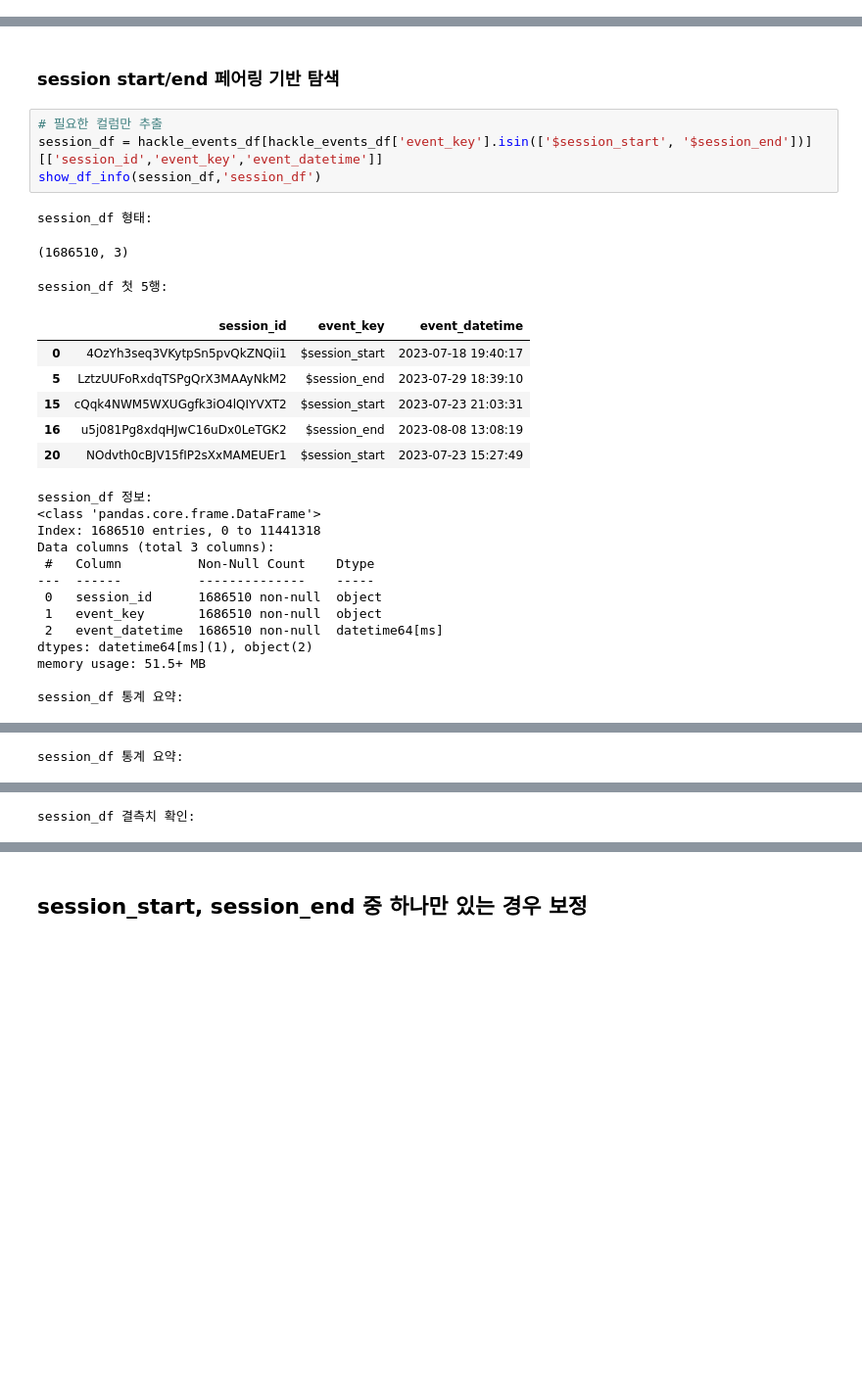
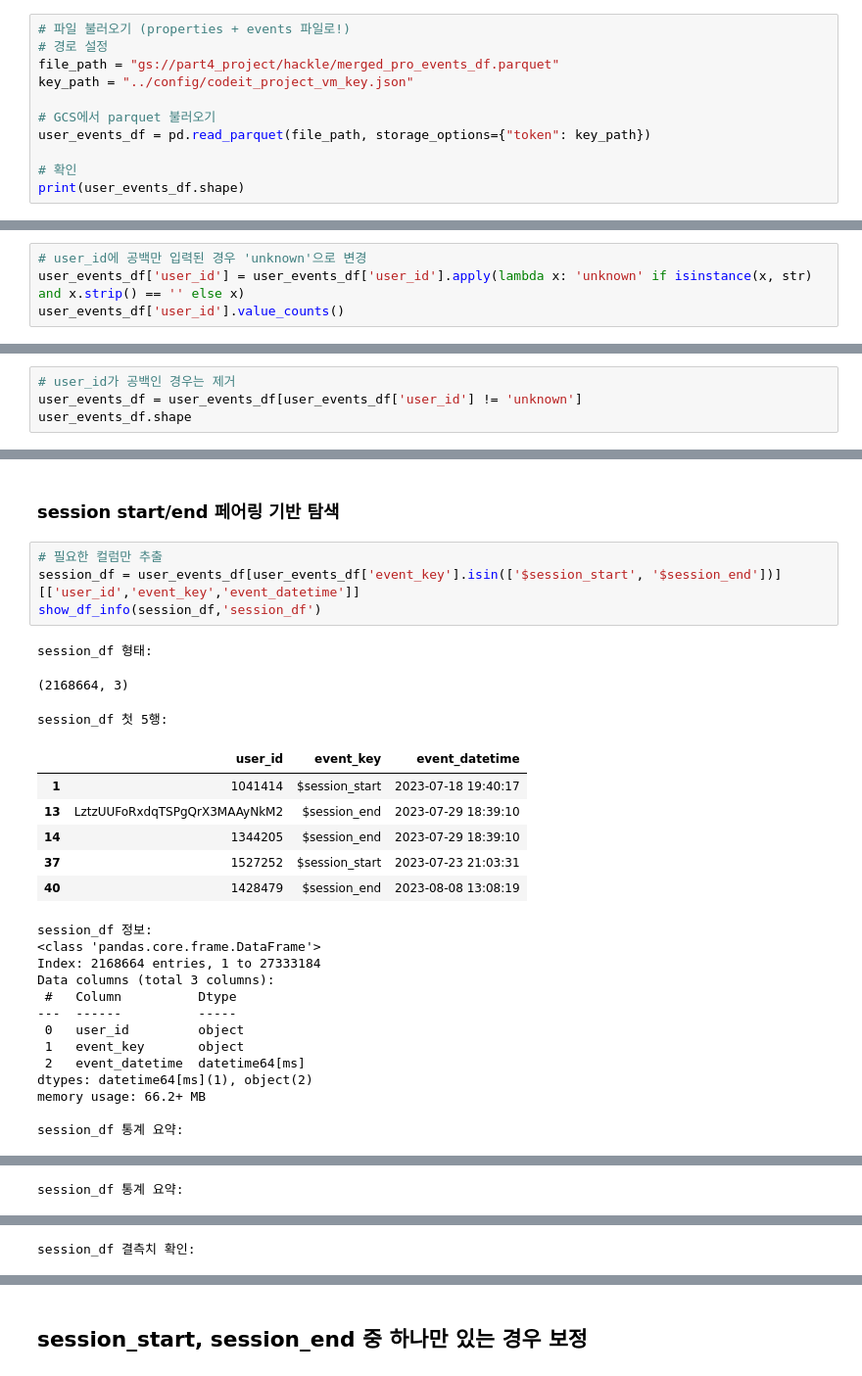
Before and after one commit to seung127/codeit_project, a Jupyter notebook: codeit-project-docker/notebooks/eda_hackle.ipynb, the cells around one changed output, grey strips where cells are left out. Shown at 98% size. Drawn from its saved outputs; the diff is of its cells as text; blank space fills up the shorter version.

Commit message:
modify session matching code and eda user_id & session_id

```diff
--- a/codeit-project-docker/notebooks/eda_hackle.ipynb
+++ b/codeit-project-docker/notebooks/eda_hackle.ipynb
@@ -966,3 +1295,14 @@ Passing `palette` without assigning `hue` is deprecated and will be removed in v
 [figure]
 # %% [markdown]
 # 지표 도출_세션 지속 시간
+# %%
+# 파일 불러오기 (properties + events 파일로!)
+# 경로 설정
+file_path = "gs://part4_project/hackle/merged_pro_events_df.parquet"
+key_path = "../config/codeit_project_vm_key.json"
+
+# GCS에서 parquet 불러오기
+user_events_df = pd.read_parquet(file_path, storage_options={"token": key_path})
+
+# 확인
+print(user_events_df.shape)
@@ -968,0 +1387,4 @@ Passing `palette` without assigning `hue` is deprecated and will be removed in v
+# %%
+# user_id에 공백만 입력된 경우 'unknown'으로 변경
+user_events_df['user_id'] = user_events_df['user_id'].apply(lambda x: 'unknown' if isinstance(x, str) and x.strip() == '' else x)
+user_events_df['user_id'].value_counts()
@@ -968,0 +1405,4 @@ Passing `palette` without assigning `hue` is deprecated and will be removed in v
+# %%
+# user_id가 공백인 경우는 제거
+user_events_df = user_events_df[user_events_df['user_id'] != 'unknown']
+user_events_df.shape
@@ -1155,29 +1597,29 @@ pivot_session_start_end_df[(pivot_session_start_end_df['$session_end'] >= upper)
 ### session start/end 페어링 기반 탐색
 # %%
 # 필요한 컬럼만 추출
-session_df = hackle_events_df[hackle_events_df['event_key'].isin(['$session_start', '$session_end'])][['session_id','event_key','event_datetime']]
+session_df = user_events_df[user_events_df['event_key'].isin(['$session_start', '$session_end'])][['user_id','event_key','event_datetime']]
 show_df_info(session_df,'session_df')
 # %% [output]
 session_df 형태:
-(1686510, 3)
+(2168664, 3)
 session_df 첫 5행:
-|  | session_id | event_key | event_datetime |
-| 0 | 4OzYh3seq3VKytpSn5pvQkZNQii1 | $session_start | 2023-07-18 19:40:17 |
-| 5 | LztzUUFoRxdqTSPgQrX3MAAyNkM2 | $session_end | 2023-07-29 18:39:10 |
-| 15 | cQqk4NWM5WXUGgfk3iO4lQIYVXT2 | $session_start | 2023-07-23 21:03:31 |
-| 16 | u5j081Pg8xdqHJwC16uDx0LeTGK2 | $session_end | 2023-08-08 13:08:19 |
-| 20 | NOdvth0cBJV15fIP2sXxMAMEUEr1 | $session_start | 2023-07-23 15:27:49 |
+|  | user_id | event_key | event_datetime |
+| 1 | 1041414 | $session_start | 2023-07-18 19:40:17 |
+| 13 | LztzUUFoRxdqTSPgQrX3MAAyNkM2 | $session_end | 2023-07-29 18:39:10 |
+| 14 | 1344205 | $session_end | 2023-07-29 18:39:10 |
+| 37 | 1527252 | $session_start | 2023-07-23 21:03:31 |
+| 40 | 1428479 | $session_end | 2023-08-08 13:08:19 |
 session_df 정보:
 <class 'pandas.core.frame.DataFrame'>
-Index: 1686510 entries, 0 to 11441318
+Index: 2168664 entries, 1 to 27333184
 Data columns (total 3 columns):
- #   Column          Non-Null Count    Dtype
----  ------          --------------    -----
- 0   session_id      1686510 non-null  object
- 1   event_key       1686510 non-null  object
- 2   event_datetime  1686510 non-null  datetime64[ms]
+ #   Column          Dtype
+---  ------          -----
+ 0   user_id         object
+ 1   event_key       object
+ 2   event_datetime  datetime64[ms]
 dtypes: datetime64[ms](1), object(2)
-memory usage: 51.5+ MB
+memory usage: 66.2+ MB
 
 session_df 통계 요약:
 |  | event_datetime |
```
Also changed, not shown: parts of 64 cells of this notebook, 1 other file.
